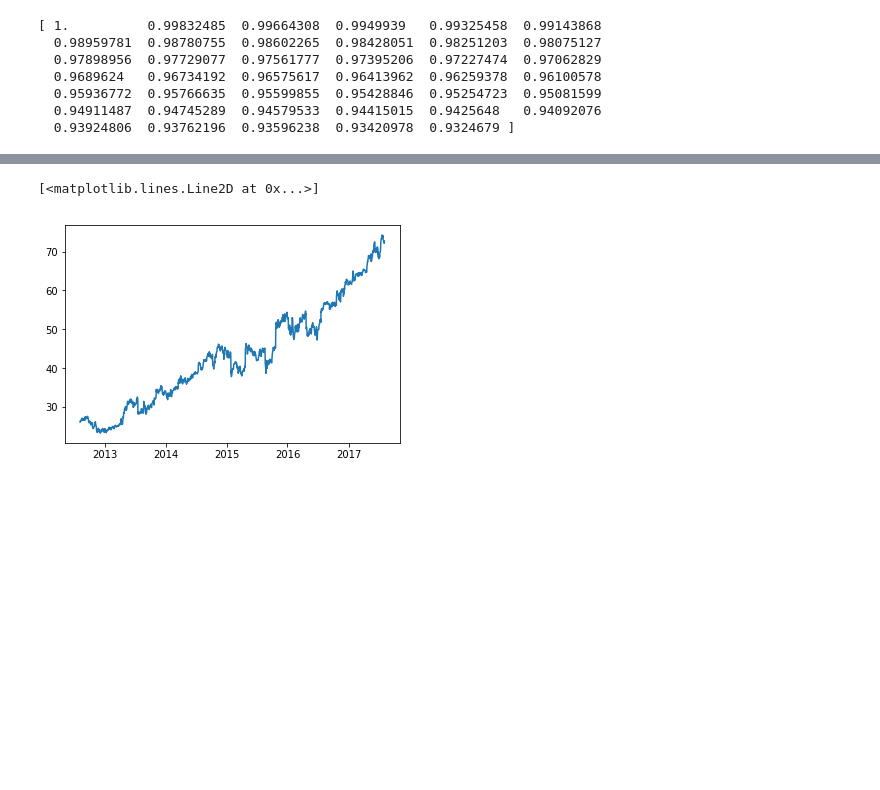
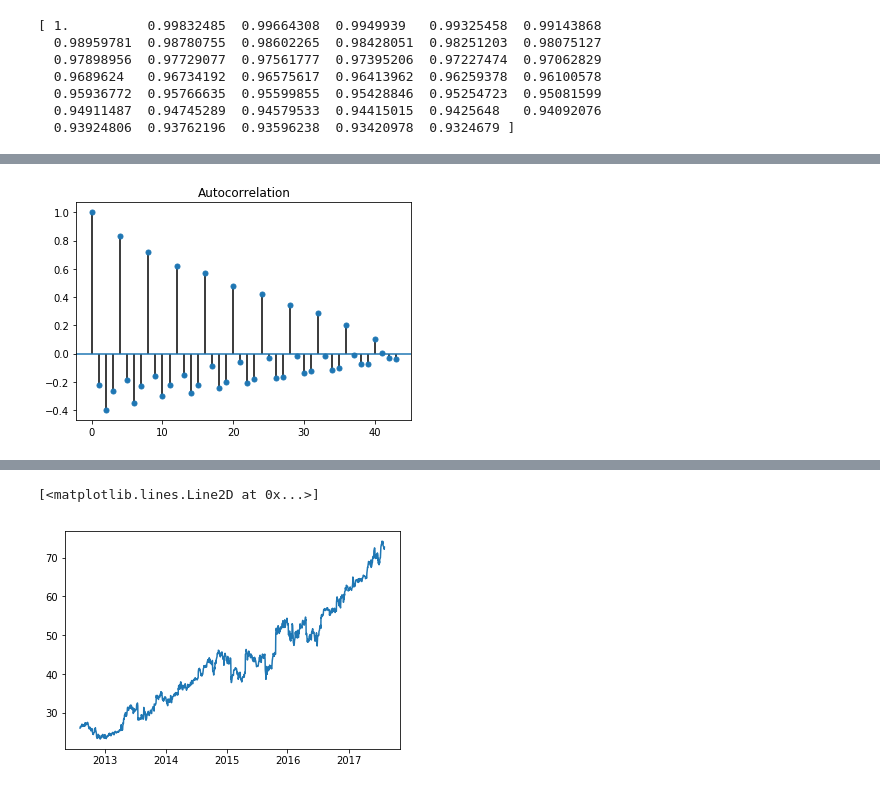
Before and after one commit to Shawn-Ng/basic-statistics, a Jupyter notebook: time-series/timeSeries.ipynb, the cells around one changed output, grey strips where cells are left out. Cells and saved outputs as stored; diff of their text form; code cells hidden in the pictures; blank space fills up the shorter version.

```diff
--- a/time-series/timeSeries.ipynb
+++ b/time-series/timeSeries.ipynb
@@ -306,0 +398,7 @@ print(acf(amzn))
+# %%
+# Plot the acf function
+# alpha=1 supress the CI
+plot_acf(hrb, alpha=1)
+plt.show()
+# %% [output]
+[figure, added]
```
Also changed, not shown: parts of 150 cells of this notebook.
